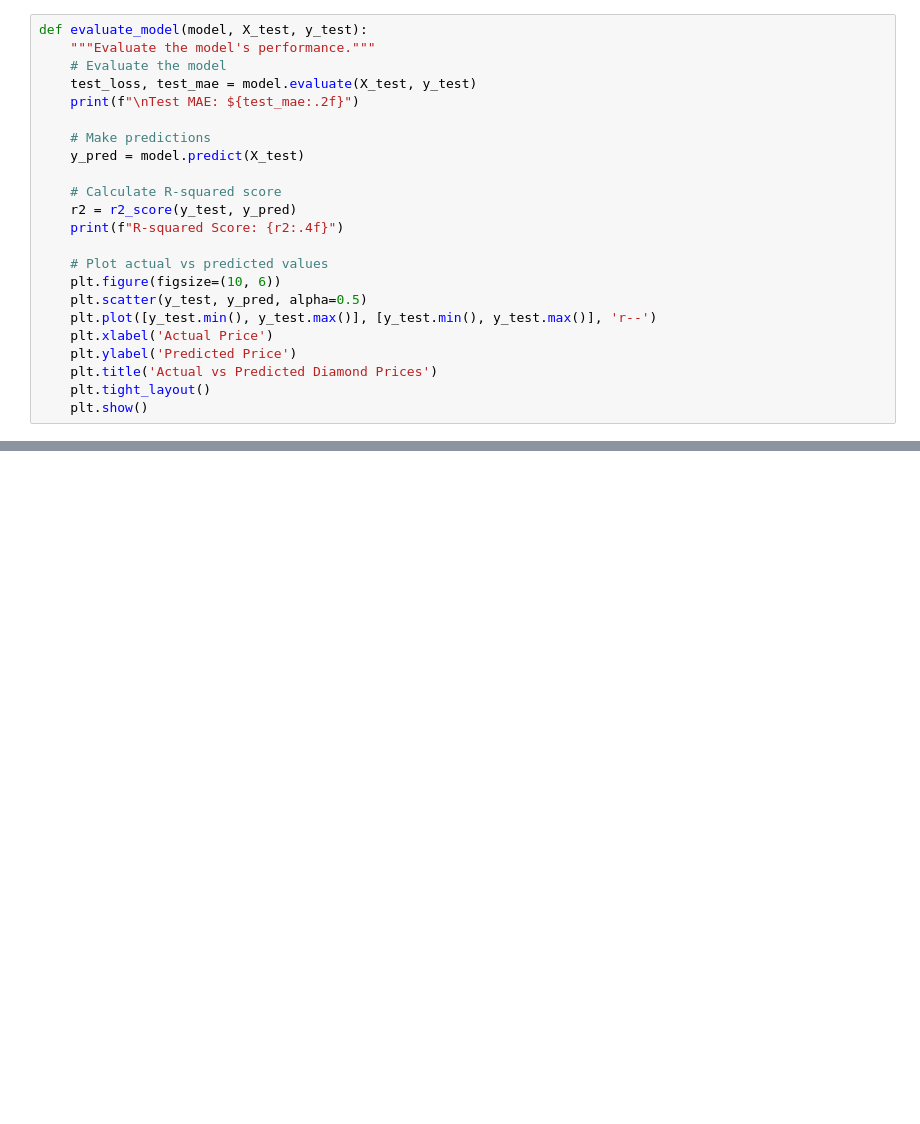
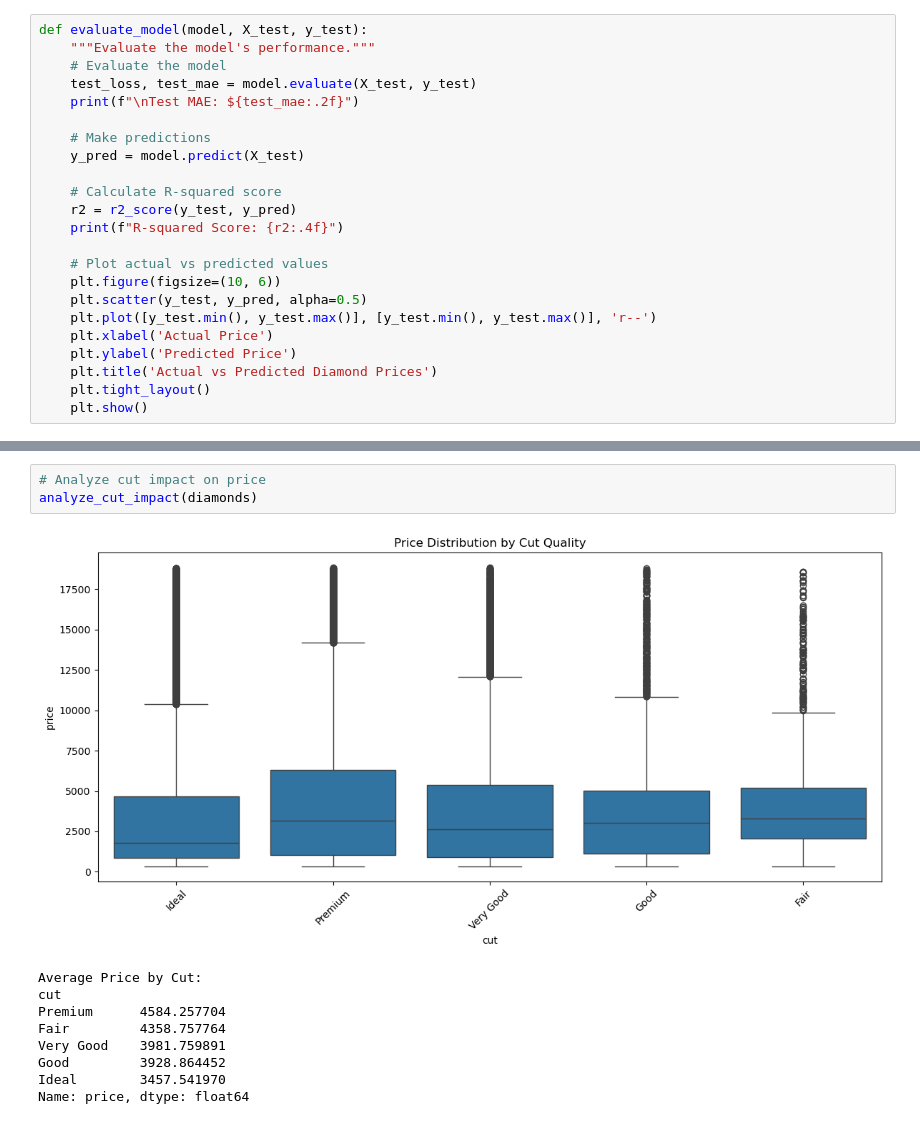
Before and after one commit to kartiks1/MSDS_458_Collab, a Jupyter notebook: MSDS458_Assignment_01/Assignment_01_regression.ipynb, the cells around one changed output, grey strips where cells are left out. Cells and saved outputs as stored; diff of their text form; blank space fills up the shorter version.

```diff
--- a/MSDS458_Assignment_01/Assignment_01_regression.ipynb
+++ b/MSDS458_Assignment_01/Assignment_01_regression.ipynb
@@ -259,0 +349,13 @@ def evaluate_model(model, X_test, y_test):
+# %%
+# Analyze cut impact on price
+analyze_cut_impact(diamonds)
+# %% [output]
+[figure, added]
+Average Price by Cut:
+cut
+Premium      4584.257704
+Fair         4358.757764
+Very Good    3981.759891
+Good         3928.864452
+Ideal        3457.541970
+Name: price, dtype: float64
```
Also changed, not shown: parts of 12 cells of this notebook.
